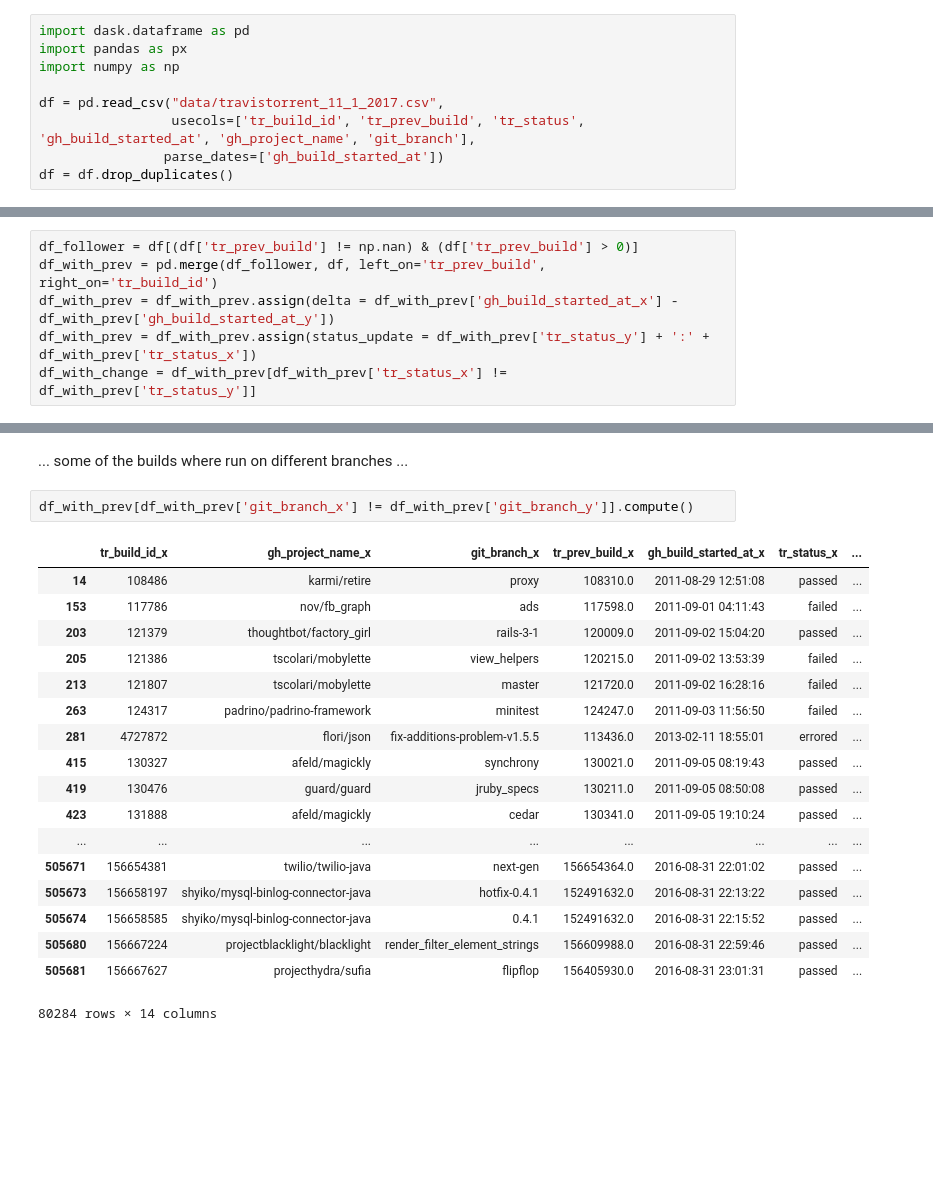
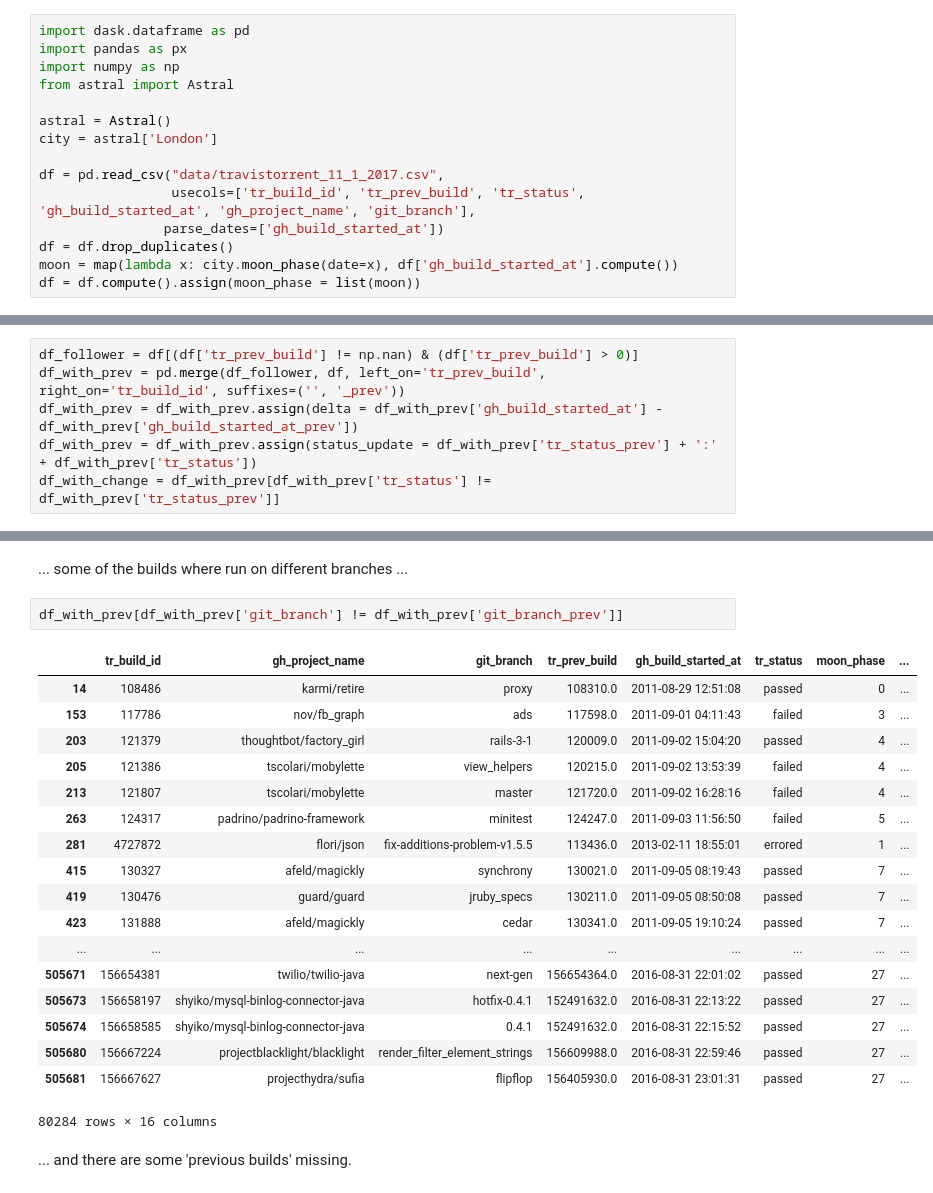
Before and after one commit to DLR-SC/Hackathon, a Jupyter notebook: chaosProject/Inconsistencies.ipynb, the cells around one changed output, grey strips where cells are left out. Cells and saved outputs as stored; diff of their text form; blank space fills up the shorter version.

```diff
--- a/chaosProject/Inconsistencies.ipynb
+++ b/chaosProject/Inconsistencies.ipynb
@@ -6,9 +6,15 @@ First, the data needs to be imported for mining and manipulation. The data is fe
 import dask.dataframe as pd
 import pandas as px
 import numpy as np
+from astral import Astral
+
+astral = Astral()
+city = astral['London']
 
 df = pd.read_csv("data/travistorrent_11_1_2017.csv",
                  usecols=['tr_build_id', 'tr_prev_build', 'tr_status', 'gh_build_started_at', 'gh_project_name', 'git_branch'],
                 parse_dates=['gh_build_started_at'])
 df = df.drop_duplicates()
+moon = map(lambda x: city.moon_phase(date=x), df['gh_build_started_at'].compute())
+df = df.compute().assign(moon_phase = list(moon))
 # %% [markdown]
@@ -16,9 +22,9 @@ Combine with "previous build", add transition as 'status_update' (<old>:<new>),
 # %%
 df_follower = df[(df['tr_prev_build'] != np.nan) & (df['tr_prev_build'] > 0)]
-df_with_prev = pd.merge(df_follower, df, left_on='tr_prev_build', right_on='tr_build_id')
-df_with_prev = df_with_prev.assign(delta = df_with_prev['gh_build_started_at_x'] - df_with_prev['gh_build_started_at_y'])
-df_with_prev = df_with_prev.assign(status_update = df_with_prev['tr_status_y'] + ':' + df_with_prev['tr_status_x'])
-df_with_change = df_with_prev[df_with_prev['tr_status_x'] != df_with_prev['tr_status_y']]
+df_with_prev = pd.merge(df_follower, df, left_on='tr_prev_build', right_on='tr_build_id', suffixes=('', '_prev'))
+df_with_prev = df_with_prev.assign(delta = df_with_prev['gh_build_started_at'] - df_with_prev['gh_build_started_at_prev'])
+df_with_prev = df_with_prev.assign(status_update = df_with_prev['tr_status_prev'] + ':' + df_with_prev['tr_status'])
+df_with_change = df_with_prev[df_with_prev['tr_status'] != df_with_prev['tr_status_prev']]
 # %% [markdown]
 There seem to be some previous builds that started in the future...
 # %%
@@ -46,23 +52,25 @@ df_with_prev[df_with_prev['delta'] < timedelta(0)].compute().sort_values('delta'
 # %% [markdown]
 ... some of the builds where run on different branches ...
 # %%
-df_with_prev[df_with_prev['git_branch_x'] != df_with_prev['git_branch_y']].compute()
+df_with_prev[df_with_prev['git_branch'] != df_with_prev['git_branch_prev']]
 # %% [output]
-|  | tr_build_id_x | gh_project_name_x | git_branch_x | tr_prev_build_x | gh_build_started_at_x | tr_status_x | ... |
-| 14 | 108486 | karmi/retire | proxy | 108310.0 | 2011-08-29 12:51:08 | passed | ... |
-| 153 | 117786 | nov/fb_graph | ads | 117598.0 | 2011-09-01 04:11:43 | failed | ... |
-| 203 | 121379 | thoughtbot/factory_girl | rails-3-1 | 120009.0 | 2011-09-02 15:04:20 | passed | ... |
-| 205 | 121386 | tscolari/mobylette | view_helpers | 120215.0 | 2011-09-02 13:53:39 | failed | ... |
-| 213 | 121807 | tscolari/mobylette | master | 121720.0 | 2011-09-02 16:28:16 | failed | ... |
-| 263 | 124317 | padrino/padrino-framework | minitest | 124247.0 | 2011-09-03 11:56:50 | failed | ... |
-| 281 | 4727872 | flori/json | fix-additions-problem-v1.5.5 | 113436.0 | 2013-02-11 18:55:01 | errored | ... |
-| 415 | 130327 | afeld/magickly | synchrony | 130021.0 | 2011-09-05 08:19:43 | passed | ... |
-| 419 | 130476 | guard/guard | jruby_specs | 130211.0 | 2011-09-05 08:50:08 | passed | ... |
-| 423 | 131888 | afeld/magickly | cedar | 130341.0 | 2011-09-05 19:10:24 | passed | ... |
-| ... | ... | ... | ... | ... | ... | ... | ... |
-| 505671 | 156654381 | twilio/twilio-java | next-gen | 156654364.0 | 2016-08-31 22:01:02 | passed | ... |
-| 505673 | 156658197 | shyiko/mysql-binlog-connector-java | hotfix-0.4.1 | 152491632.0 | 2016-08-31 22:13:22 | passed | ... |
-| 505674 | 156658585 | shyiko/mysql-binlog-connector-java | 0.4.1 | 152491632.0 | 2016-08-31 22:15:52 | passed | ... |
-| 505680 | 156667224 | projectblacklight/blacklight | render_filter_element_strings | 156609988.0 | 2016-08-31 22:59:46 | passed | ... |
-| 505681 | 156667627 | projecthydra/sufia | flipflop | 156405930.0 | 2016-08-31 23:01:31 | passed | ... |
+|  | tr_build_id | gh_project_name | git_branch | tr_prev_build | gh_build_started_at | tr_status | moon_phase | ... |
+| 14 | 108486 | karmi/retire | proxy | 108310.0 | 2011-08-29 12:51:08 | passed | 0 | ... |
+| 153 | 117786 | nov/fb_graph | ads | 117598.0 | 2011-09-01 04:11:43 | failed | 3 | ... |
+| 203 | 121379 | thoughtbot/factory_girl | rails-3-1 | 120009.0 | 2011-09-02 15:04:20 | passed | 4 | ... |
+| 205 | 121386 | tscolari/mobylette | view_helpers | 120215.0 | 2011-09-02 13:53:39 | failed | 4 | ... |
+| 213 | 121807 | tscolari/mobylette | master | 121720.0 | 2011-09-02 16:28:16 | failed | 4 | ... |
+| 263 | 124317 | padrino/padrino-framework | minitest | 124247.0 | 2011-09-03 11:56:50 | failed | 5 | ... |
+| 281 | 4727872 | flori/json | fix-additions-problem-v1.5.5 | 113436.0 | 2013-02-11 18:55:01 | errored | 1 | ... |
+| 415 | 130327 | afeld/magickly | synchrony | 130021.0 | 2011-09-05 08:19:43 | passed | 7 | ... |
+| 419 | 130476 | guard/guard | jruby_specs | 130211.0 | 2011-09-05 08:50:08 | passed | 7 | ... |
+| 423 | 131888 | afeld/magickly | cedar | 130341.0 | 2011-09-05 19:10:24 | passed | 7 | ... |
+| ... | ... | ... | ... | ... | ... | ... | ... | ... |
+| 505671 | 156654381 | twilio/twilio-java | next-gen | 156654364.0 | 2016-08-31 22:01:02 | passed | 27 | ... |
+| 505673 | 156658197 | shyiko/mysql-binlog-connector-java | hotfix-0.4.1 | 152491632.0 | 2016-08-31 22:13:22 | passed | 27 | ... |
+| 505674 | 156658585 | shyiko/mysql-binlog-connector-java | 0.4.1 | 152491632.0 | 2016-08-31 22:15:52 | passed | 27 | ... |
+| 505680 | 156667224 | projectblacklight/blacklight | render_filter_element_strings | 156609988.0 | 2016-08-31 22:59:46 | passed | 27 | ... |
+| 505681 | 156667627 | projecthydra/sufia | flipflop | 156405930.0 | 2016-08-31 23:01:31 | passed | 27 | ... |
-80284 rows × 14 columns
+80284 rows × 16 columns
+# %% [markdown]
+... and there are some 'previous builds' missing.
```
Also changed, not shown: parts of 5 cells of this notebook.
